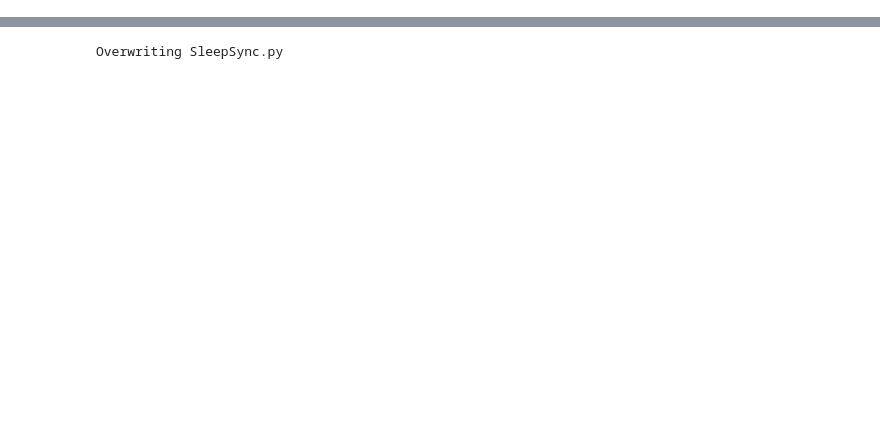
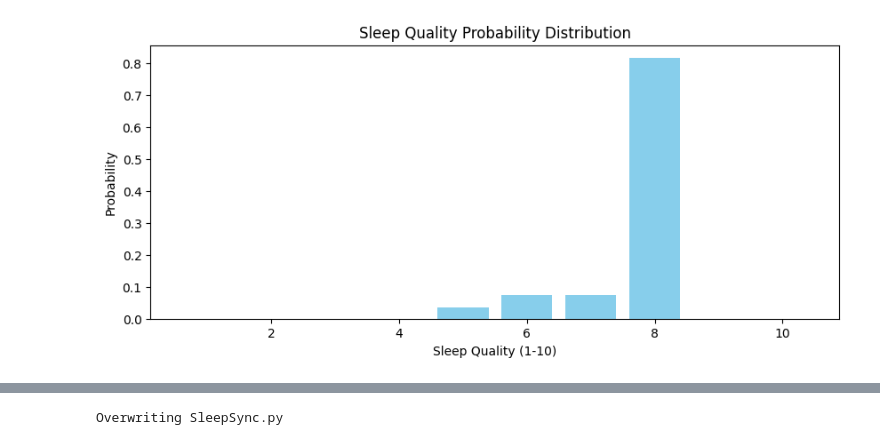
Before and after one commit to Aparna0808/My-Notebooks, a Jupyter notebook: Final_Interm_Project_SleepSync_AI_Powered_Sleep_Quality_Prediction_&_Personalized_Wellness_Recommendations.ipynb, the cells around one changed output, grey strips where cells are left out. Cells and saved outputs as stored; diff of their text form; code cells hidden in the pictures; blank space fills up the shorter version.

```diff
--- a/Final_Interm_Project_SleepSync_AI_Powered_Sleep_Quality_Prediction_&_Personalized_Wellness_Recommendations.ipynb
+++ b/Final_Interm_Project_SleepSync_AI_Powered_Sleep_Quality_Prediction_&_Personalized_Wellness_Recommendations.ipynb
@@ -240,0 +152,97 @@ Excellent sleep quality! Keep up the good habits!
+# %%
+def run_example_prediction():
+    # Load model
+    model = joblib.load('sleep_model.pkl')
+
+    # Example input data
+    example_input = pd.DataFrame({
+        'Age': [35],
+        'Sleep Duration': [7.5],
+        'Physical Activity Level': [45],
+        'Stress Level': [5],
+        'BMI Category': [1],
+        'Heart Rate': [72],
+        'Daily Steps': [8000],
+        'Systolic_BP': [120],
+        'Diastolic_BP': [80]
+    })
+
+    try:
+        prediction = int(model.predict(example_input)[0])
+        proba = model.predict_proba(example_input)[0]
+        classes = model.classes_
+        proba_dict = {cls: prob for cls, prob in zip(classes, proba)}
+
+        # Replace st with print
+        print(f"\nPredicted Sleep Quality: {prediction}/10")
+
+        if prediction >= 9:
+            category = "Excellent 🌟"
+            color = "green"
+            message = "Your sleep quality is outstanding!"
+            text = "restful peaceful deep rejuvenating refreshing energizing"
+            recommendations = [
+                "Maintain your excellent sleep habits",
+                "Keep a consistent sleep schedule",
+                "Continue your current exercise routine"
+            ]
+        elif prediction >= 7:
+            category = "Good 👍"
+            color = "blue"
+            message = "Your sleep quality is good but can improve"
+            text = "consistent balanced moderate stable adequate"
+            recommendations = [
+                "Aim for more consistent bedtimes",
+                "Reduce screen time before bed",
+                "Consider relaxation techniques"
+            ]
+        elif prediction >= 5:
+            category = "Fair ⚠️"
+            color = "orange"
+            message = "Your sleep quality needs improvement"
+            text = "interrupted light inconsistent restless"
+            recommendations = [
+                "Establish a bedtime routine",
+                "Limit caffeine after noon",
+                "Create a more sleep-friendly environment"
+            ]
+        else:
+            category = "Poor ❗"
+            color = "red"
+            message = "Your sleep quality requires immediate attention"
+            text = "exhausted fatigued drained sluggish sleep-deprived"
+            recommendations = [
+                "Consult a healthcare professional",
+                "Prioritize sleep hygiene improvements",
+                "Consider a sleep study if problems persist"
+            ]
+
+        print(f"\n{category} ({color})\n{message}")
+        print("\nRecommendations:")
+        for rec in recommendations:
+            print(f"- {rec}")
+
+        # Show probability distribution
+        fig1, ax1 = plt.subplots(figsize=(10, 4))
+        ax1.bar(range(1, 11), [proba_dict.get(i, 0) for i in range(1, 11)],
+               color='skyblue')
+        ax1.set_xlabel("Sleep Quality (1-10)")
+        ax1.set_ylabel("Probability")
+        ax1.set_title("Sleep Quality Probability Distribution")
+        plt.show()
+
+        # Show word cloud
+        wordcloud = WordCloud(width=800, height=400,
+                            background_color='white').generate(text)
+        plt.figure(figsize=(10, 5))
+        plt.imshow(wordcloud, interpolation='bilinear')
+        plt.axis("off")
+        plt.title("Sleep Quality Analysis")
+        plt.show()
+
+    except Exception as e:
+        print(f"Prediction error: {str(e)}")
+
+# Run the example prediction
+run_example_prediction()
+# %% [output]
@@ -240,0 +258 @@ Excellent sleep quality! Keep up the good habits!
+[figure, added]
```
Also changed, not shown: parts of 11 cells of this notebook.
